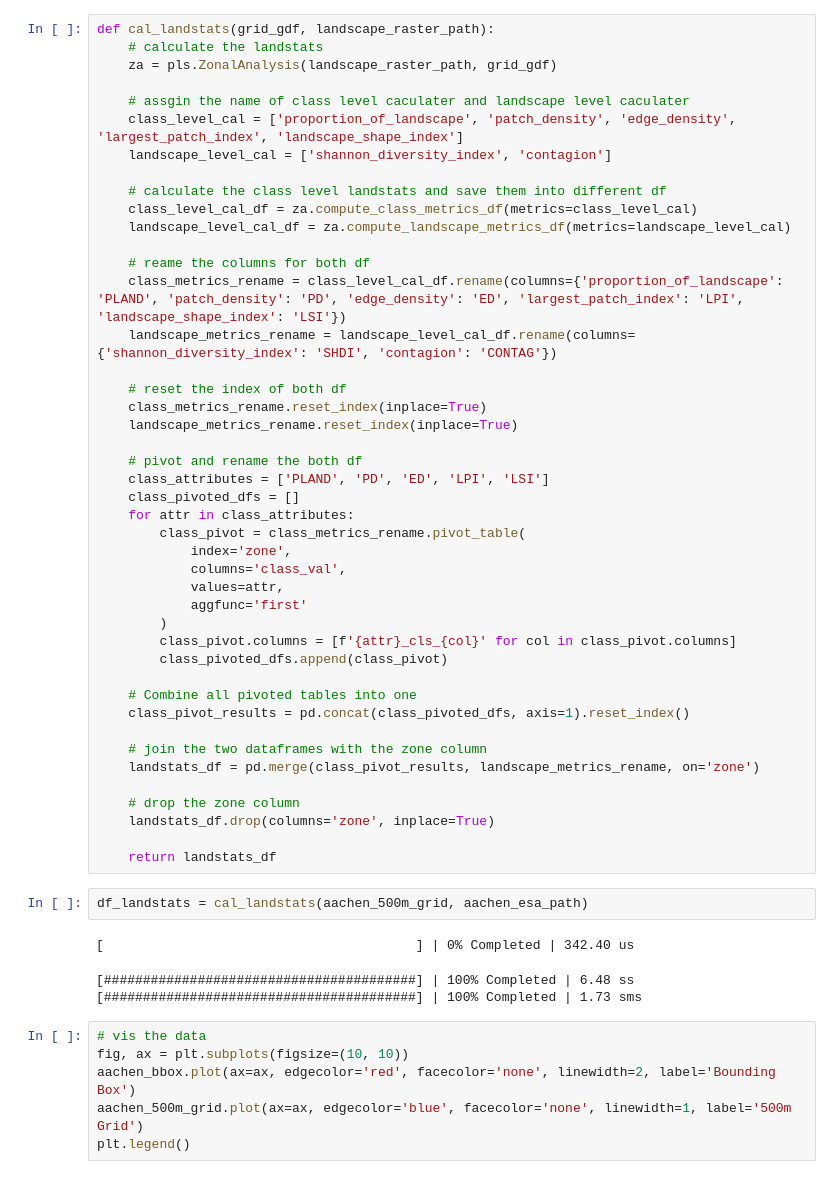
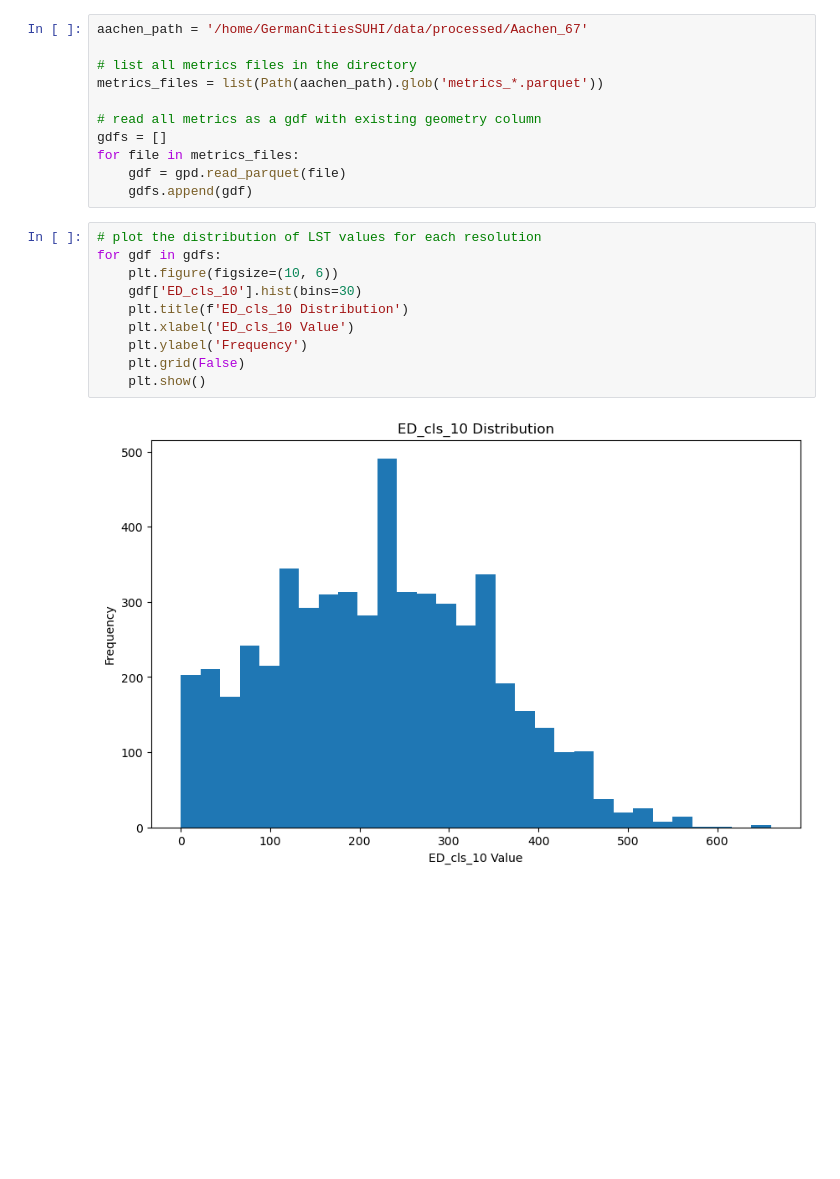
Before and after one commit to KeliWangUP/GermanCitiesSUHI, a Jupyter notebook: codes/notebook/data_inspector.ipynb, the cells around one changed output. Cells and saved outputs as stored; diff of their text form; blank space fills up the shorter version.

Commit message:
daily save

```diff
--- a/codes/notebook/data_inspector.ipynb
+++ b/codes/notebook/data_inspector.ipynb
@@ -72,56 +8,23 @@ output_gdf.head(20)
-# %%
-def cal_landstats(grid_gdf, landscape_raster_path):
-    # calculate the landstats
-    za = pls.ZonalAnalysis(landscape_raster_path, grid_gdf)
-
-    # assgin the name of class level caculater and landscape level caculater
-    class_level_cal = ['proportion_of_landscape', 'patch_density', 'edge_density', 'largest_patch_index', 'landscape_shape_index']
-    landscape_level_cal = ['shannon_diversity_index', 'contagion']
-
-    # calculate the class level landstats and save them into different df
-    class_level_cal_df = za.compute_class_metrics_df(metrics=class_level_cal)
-    landscape_level_cal_df = za.compute_landscape_metrics_df(metrics=landscape_level_cal)
-
-    # reame the columns for both df
-    class_metrics_rename = class_level_cal_df.rename(columns={'proportion_of_landscape': 'PLAND', 'patch_density': 'PD', 'edge_density': 'ED', 'largest_patch_index': 'LPI', 'landscape_shape_index': 'LSI'})
-    landscape_metrics_rename = landscape_level_cal_df.rename(columns={'shannon_diversity_index': 'SHDI', 'contagion': 'CONTAG'})
-
-    # reset the index of both df
-    class_metrics_rename.reset_index(inplace=True)
-    landscape_metrics_rename.reset_index(inplace=True)
-
-    # pivot and rename the both df
-    class_attributes = ['PLAND', 'PD', 'ED', 'LPI', 'LSI']
-    class_pivoted_dfs = []
-    for attr in class_attributes:
-        class_pivot = class_metrics_rename.pivot_table(
-            index='zone',
-            columns='class_val',
-            values=attr,
-            aggfunc='first'
-        )
-        class_pivot.columns = [f'{attr}_cls_{col}' for col in class_pivot.columns]
-        class_pivoted_dfs.append(class_pivot)
-
-    # Combine all pivoted tables into one
-    class_pivot_results = pd.concat(class_pivoted_dfs, axis=1).reset_index()
-
-    # join the two dataframes with the zone column
-    landstats_df = pd.merge(class_pivot_results, landscape_metrics_rename, on='zone')
-
-    # drop the zone column
-    landstats_df.drop(columns='zone', inplace=True)
-
-    return landstats_df
-# %%
-df_landstats = cal_landstats(aachen_500m_grid, aachen_esa_path)
-# %% [output]
-[                                        ] | 0% Completed | 342.40 us
-[########################################] | 100% Completed | 6.48 ss
-[########################################] | 100% Completed | 1.73 sms
-# %%
-# vis the data
-fig, ax = plt.subplots(figsize=(10, 10))
-aachen_bbox.plot(ax=ax, edgecolor='red', facecolor='none', linewidth=2, label='Bounding Box')
-aachen_500m_grid.plot(ax=ax, edgecolor='blue', facecolor='none', linewidth=1, label='500m Grid')
-plt.legend()
+# %%
+aachen_path = '/home/GermanCitiesSUHI/data/processed/Aachen_67'
+
+# list all metrics files in the directory
+metrics_files = list(Path(aachen_path).glob('metrics_*.parquet'))
+
+# read all metrics as a gdf with existing geometry column
+gdfs = []
+for file in metrics_files:
+    gdf = gpd.read_parquet(file)
+    gdfs.append(gdf)
+# %%
+# plot the distribution of LST values for each resolution
+for gdf in gdfs:
+    plt.figure(figsize=(10, 6))
+    gdf['ED_cls_10'].hist(bins=30)
+    plt.title(f'ED_cls_10 Distribution')
+    plt.xlabel('ED_cls_10 Value')
+    plt.ylabel('Frequency')
+    plt.grid(False)
+    plt.show()
+# %% [output]
+[figure, added]
```
Also changed, not shown: parts of 7 cells of this notebook, 2 other files.
